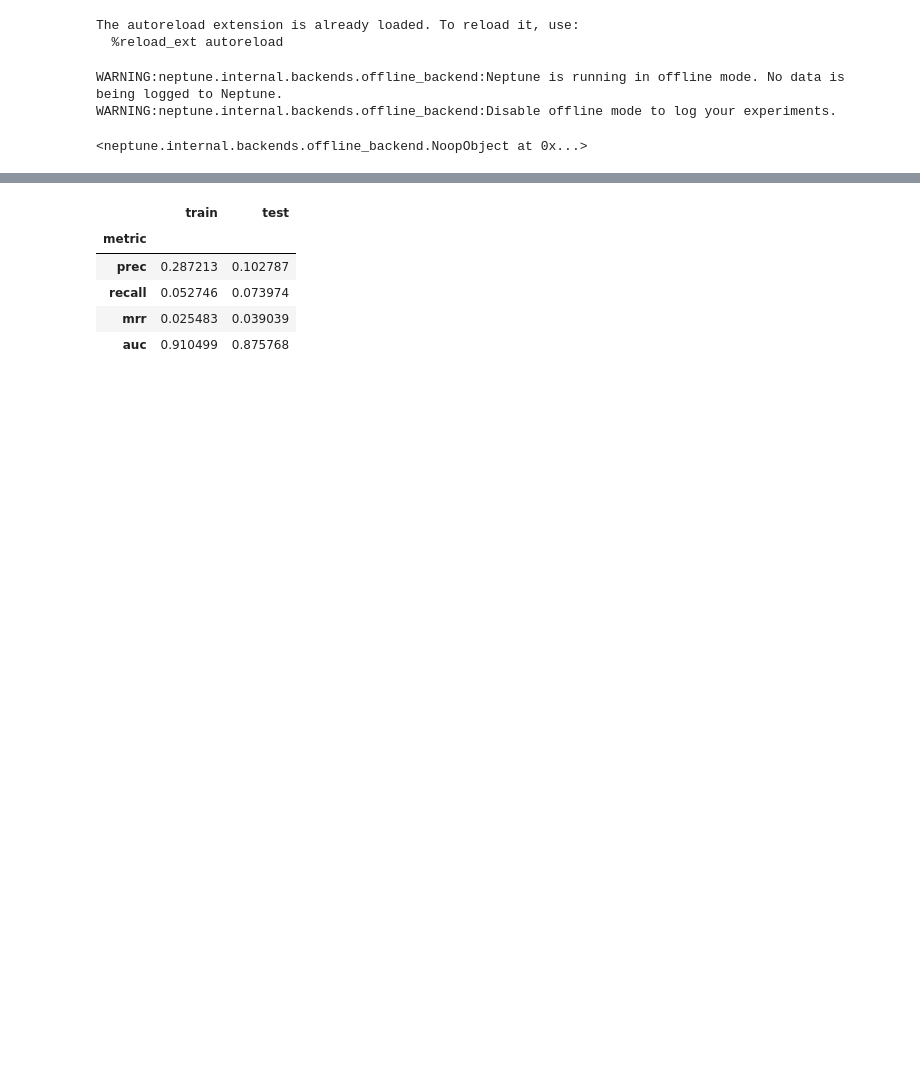
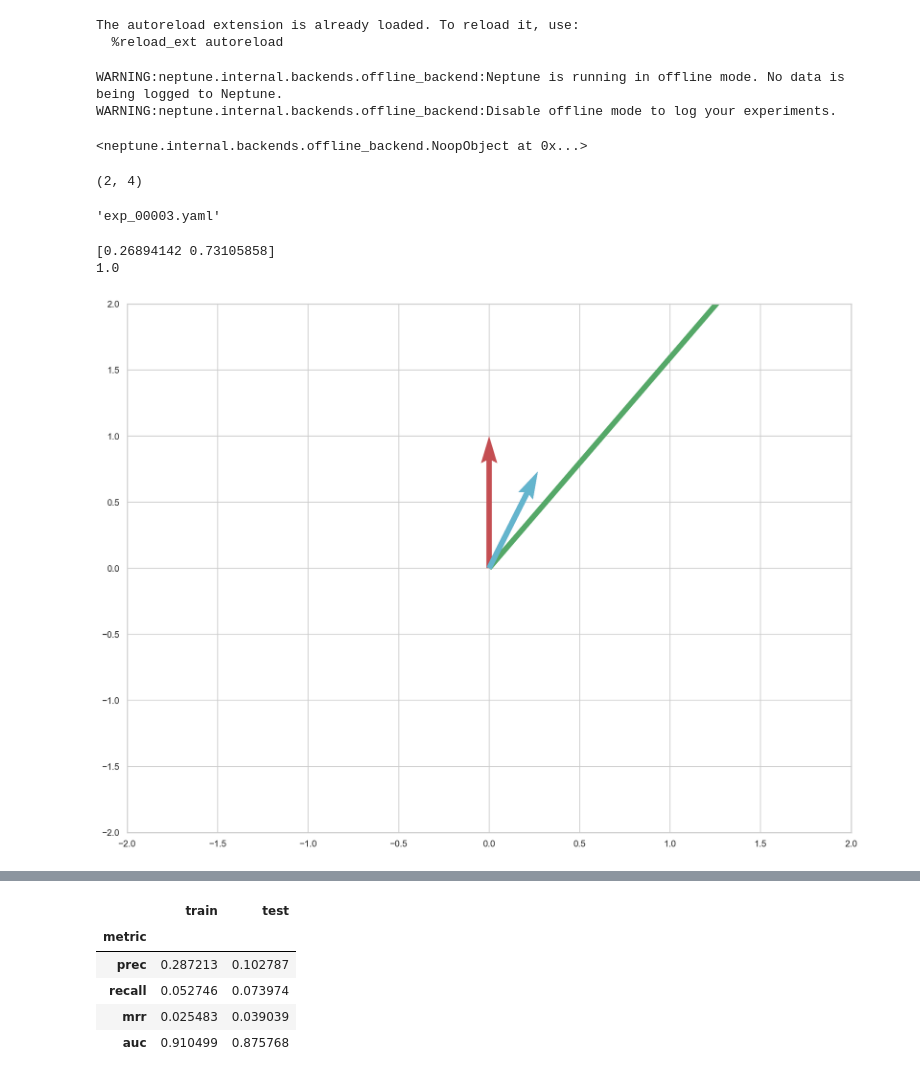
Before and after one commit to FlorianWilhelm/lda4rec, a Jupyter notebook: notebooks/01-experimenting.ipynb, the cells around one changed output, grey strips where cells are left out. Saved outputs shown, nothing was run; the diff lists cells and outputs as text; code cells hidden in the pictures; blank space fills up the shorter version.

```diff
--- a/notebooks/01-experimenting.ipynb
+++ b/notebooks/01-experimenting.ipynb
@@ -58,3 +62,7 @@ WARNING:neptune.internal.backends.offline_backend:Disable offline mode to log yo
+# %%
+next(a)
+# %% [output]
+(2, 4)
 # %%
 from icecream import ic, install
 
@@ -65,3 +73,30 @@ def ic_str(obj):
         return f"Shape {obj.shape} "  #
     else:
         return str(obj)
+# %%
+idx=3
+f"exp_{idx:0>5}.yaml"
+# %% [output]
+'exp_00003.yaml'
+# %%
+import numpy as np
+import matplotlib.pyplot as plt
+
+def softmax(x):
+    return np.exp(x)/sum(np.exp(x))
+
+a = np.array([0.,1])
+s = softmax(a)
+V = np.vstack([a, s, np.log(s)+3, softmax(np.log(s)+3)])
+print(softmax(a))
+print((a*a).sum())
+origin = np.array([[0, 0, 0, 0],[0, 0, 0, 0]]) # origin point
+
+plt.quiver(*origin, V[:,0], V[:,1], color=['r','b','g', 'c'], scale=1, angles='xy', scale_units='xy')
+plt.xlim(-2, 2)
+plt.ylim(-2, 2)
+plt.show()
+# %% [output]
+[0.26894142 0.73105858]
+1.0
+[figure, added]
```
Also changed, not shown: parts of 6 cells of this notebook, 5 other files.
